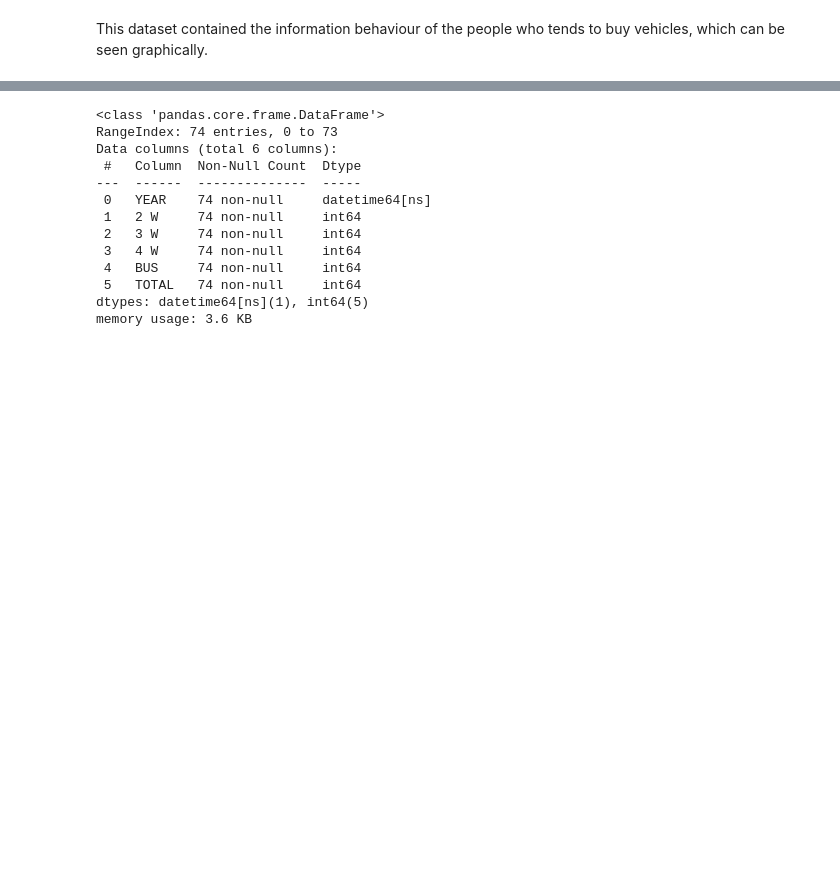
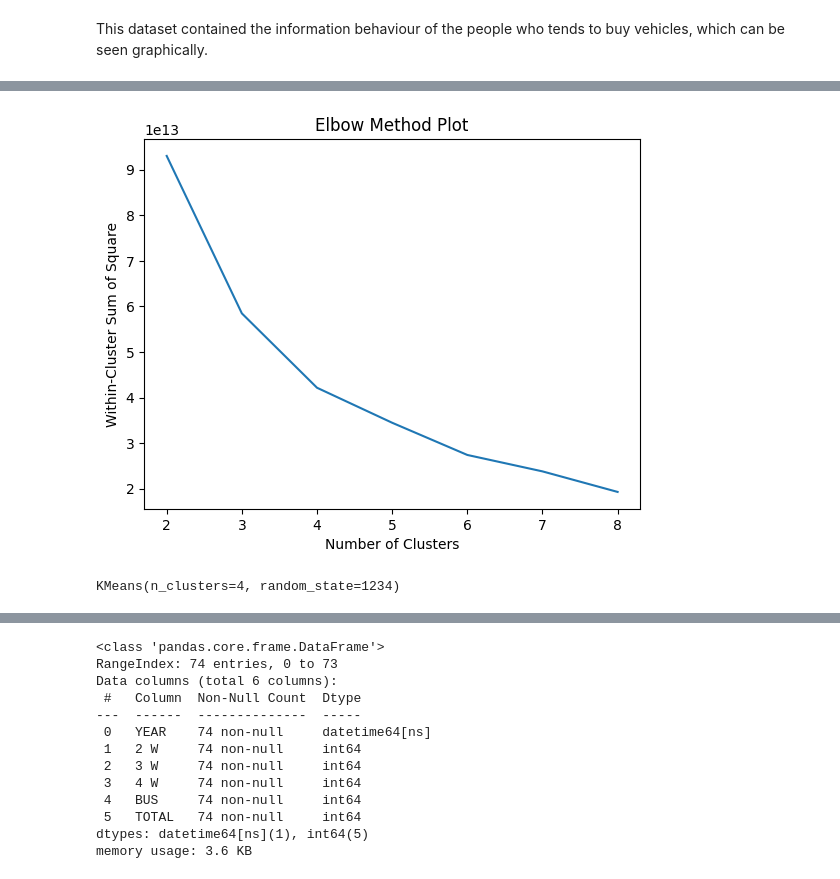
Before and after one commit to sree-hari-s/EV-Market-Segmentation, a Jupyter notebook: EV_Market_Analysis.ipynb, the cells around one changed output, grey strips where cells are left out. Saved outputs shown, nothing was run; the diff lists cells and outputs as text; code cells hidden in the pictures; blank space fills up the shorter version.

Commit message:
implemented Kmeans for Behavior dataset

```diff
--- a/EV_Market_Analysis.ipynb
+++ b/EV_Market_Analysis.ipynb
@@ -262,0 +272,3 @@ This dataset contained the information behaviour of the people who tends to buy
+# %%
+X = df2.iloc[:,df2.columns!='Make']
+X.head()
@@ -262,0 +282,14 @@ This dataset contained the information behaviour of the people who tends to buy
+# %%
+encoding = {
+    "Profession": {"Salaried": 0, "Business": 1},
+    "Marrital Status": {"Single": 0, "Married": 1},
+    "Education": {"Graduate": 0, "Post Graduate": 1},
+    "Personal loan": {"No": 0, "Yes": 1},
+    "House Loan": {"No": 0, "Yes": 1},
+    "Wife Working": {"No": 0, "Yes": 1},
+}
+# %%
+obj_df = X.replace(encoding)
+df_x=obj_df.iloc[:, :13]
+df_x.isna().sum()
+obj_df.head()
@@ -262,0 +325,21 @@ This dataset contained the information behaviour of the people who tends to buy
+# %%
+wcss = []
+
+for i in range(2, 9):
+    kmeans = KMeans(n_clusters = i, init = 'k-means++',
+                    max_iter = 300, n_init = 10,random_state = 1234)
+    kmeans.fit(df_x)
+    wcss.append(kmeans.inertia_)
+# %%
+plt.plot(range(2, 9), wcss)
+plt.title('Elbow Method Plot')
+plt.xlabel('Number of Clusters')
+plt.ylabel('Within-Cluster Sum of Square') # Within cluster sum of squares
+plt.show()
+# %% [output]
+[figure, added]
+# %%
+kmean = KMeans(n_clusters=4, init='k-means++', random_state=1234)
+kmean.fit(df_x)
+# %% [output]
+KMeans(n_clusters=4, random_state=1234)
```
Also changed, not shown: parts of 10 cells of this notebook.
